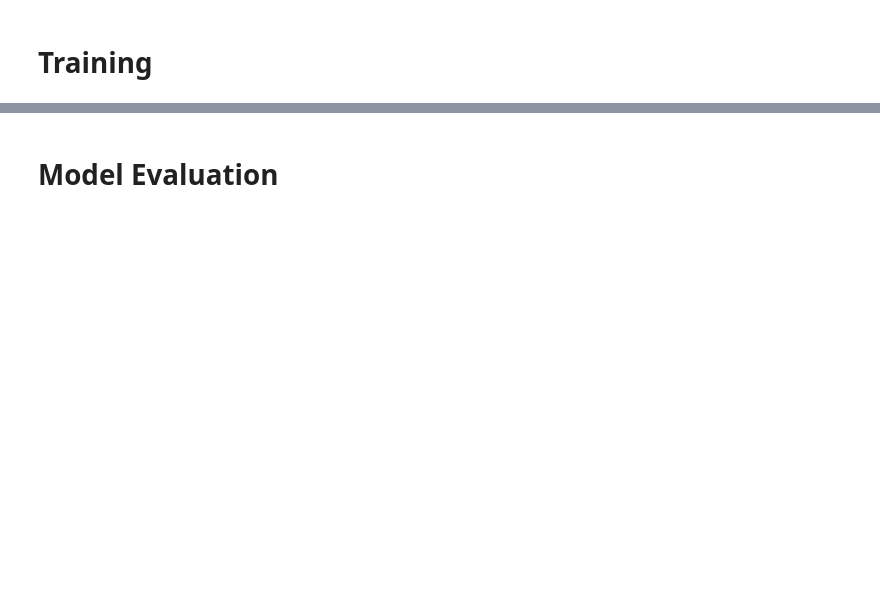
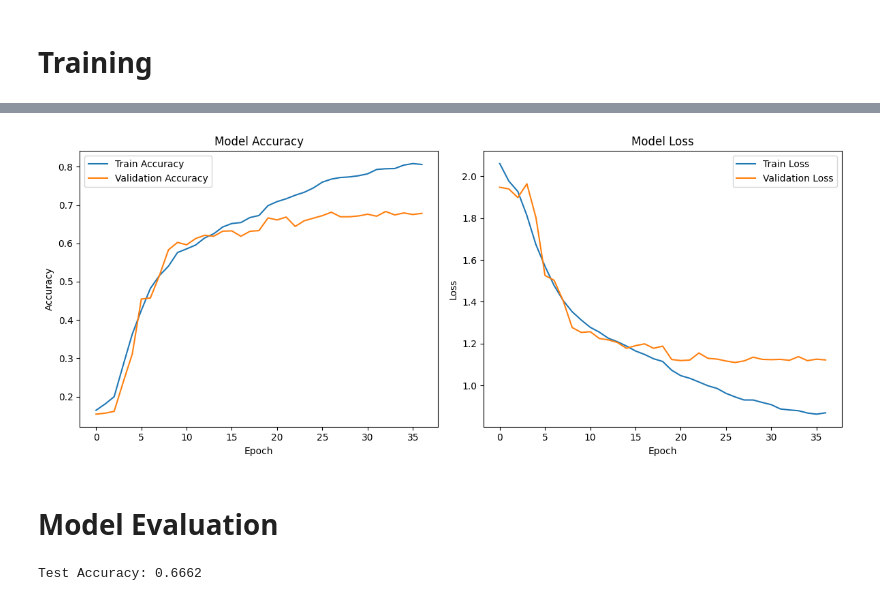
Before and after one commit to HuynhHanDong/Speech-Emotion-Recognition, a Jupyter notebook: Speech_Emotion_Recognition.ipynb, the cells around one changed output, grey strips where cells are left out. Drawn from its saved outputs; the diff is of its cells as text; code cells hidden in the pictures; blank space fills up the shorter version.

Commit message:
feat: add model

```diff
--- a/Speech_Emotion_Recognition.ipynb
+++ b/Speech_Emotion_Recognition.ipynb
@@ -447,7 +433,7 @@ def audio_to_melspectrogram_3d_from_wave(y, sr=16000, n_mels=64, frame_length=2.
         frames.append(mel_db)
 
     # Convert to NumPy array and add channel dimension
-    frames = np.array(frames)[..., np.newaxis]  # Shape: (n_frames, n_mels, time_steps, 1)
+    frames = np.array(frames)[..., np.newaxis,]  # Shape: (n_frames, n_mels, time_steps, channels=1)
 
     # Pad or truncate to fixed_n_frames
     current_n_frames = frames.shape[0]
@@ -460,7 +446,7 @@ def audio_to_melspectrogram_3d_from_wave(y, sr=16000, n_mels=64, frame_length=2.
         # Truncate excess frames
         frames = frames[:fixed_n_frames]
 
-    return frames  # Shape: (fixed_n_frames, n_mels, time_steps, 1)
+    return frames
 # %% [markdown]
 # Data Preparation
 # %%
@@ -514,6 +500,9 @@ new_X, new_y = np.array(processed_X), np.array(processed_y)
 #         for t in tensors:
 #             new_X.append(t)
 #             new_y.append(label)
+# %%
+# Reshape for Pytorch tensor input
+new_X = new_X.transpose(0, 4, 1, 2, 3)
 # %%
 # 60% train, 20% valid, 20% test
 X_train, X_temp, y_train, y_temp = train_test_split(
@@ -632,2 +536,8 @@ callbacks = [
+# %%
+train_dataset = CustomDataset(X_train, y_train)
+val_dataset = CustomDataset(X_val, y_val)
+
+train_loader = DataLoader(train_dataset, batch_size=128, num_workers=8, shuffle=True)
+val_loader = DataLoader(val_dataset, batch_size=128, num_workers=8)
 # %% [markdown]
 # Training
@@ -650,36 +666,52 @@ KeyboardInterrupt:
 # %%
 plt.figure(figsize=(12, 5))
 
 # Plot accuracy
 plt.subplot(1, 2, 1)
-plt.plot(history.history['accuracy'], label='Train Accuracy')
-plt.plot(history.history['val_accuracy'], label='Validation Accuracy')
+plt.plot(accuracies["train accuracy"], label='Train Accuracy')
+plt.plot(accuracies["valid accuracy"], label='Validation Accuracy')
 plt.title('Model Accuracy')
 plt.xlabel('Epoch')
 plt.ylabel('Accuracy')
 plt.legend()
 
 # Plot loss
 plt.subplot(1, 2, 2)
-plt.plot(history.history['loss'], label='Train Loss')
-plt.plot(history.history['val_loss'], label='Validation Loss')
+plt.plot(losses['train loss'], label='Train Loss')
+plt.plot(losses['valid loss'], label='Validation Loss')
 plt.title('Model Loss')
 plt.xlabel('Epoch')
 plt.ylabel('Loss')
 plt.legend()
 
 plt.tight_layout()
 plt.show()
+# %% [output]
+[figure, added]
 # %% [markdown]
 # Model Evaluation
 # %%
+test_dataset = CustomDataset(X_test, y_test)
+test_loader = DataLoader(test_dataset, batch_size=128, num_workers=8, shuffle=True)
+
 # Predict on test data
-y_pred_prob = model.predict(X_test)
-y_pred = np.argmax(y_pred_prob, axis=1)
+model.eval()
+all_preds = []
+all_targets = []
+with torch.no_grad():
+    for X_batch, y_batch in test_loader:
+        X_batch, y_batch = X_batch.to(device), y_batch.to(device)
+        outputs = model(X_batch)
+        _, predicted = torch.max(outputs, 1)
+
+        all_preds.extend(predicted.cpu().numpy())
+        all_targets.extend(y_batch.cpu().numpy())
 
 # Calculate accuracy
-accuracy = accuracy_score(y_test, y_pred)
+accuracy = accuracy_score(all_targets, all_preds)
 print(f"Test Accuracy: {accuracy:.4f}")
+# %% [output]
+Test Accuracy: 0.6662
 # %%
 print("Classification Report:")
 class_names = [reverse_mapping[i] for i in sorted(reverse_mapping.keys())]
```
Also changed, not shown: parts of 12 cells of this notebook, 5 other files.
